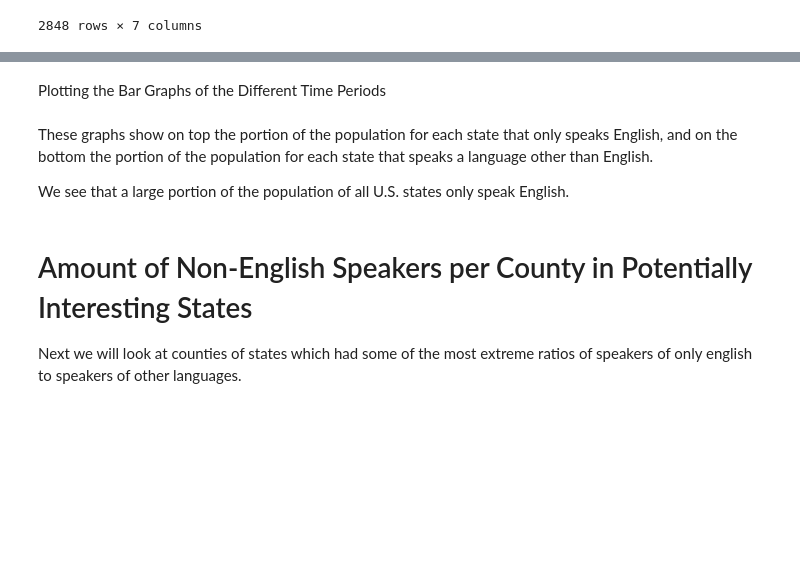
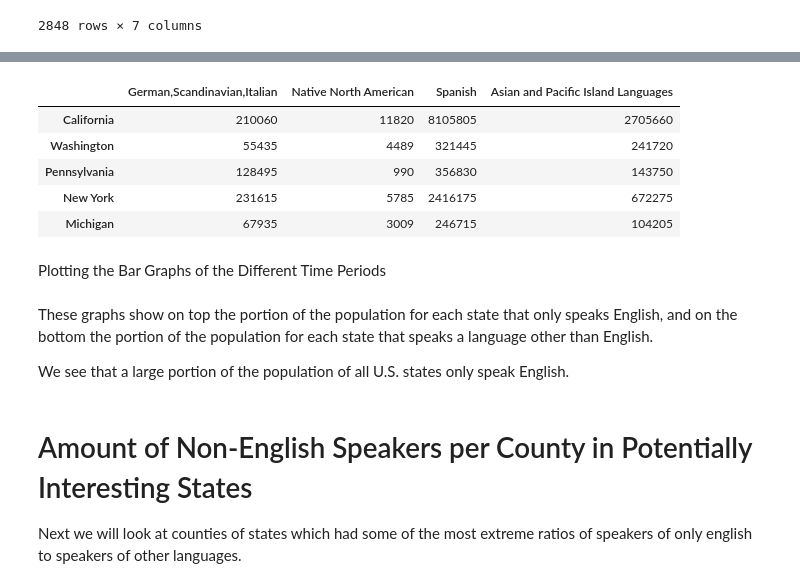
Before and after one commit to AllisonBusa/The-Mother-Tongue-of-US-Communities, a Jupyter notebook: Analysis.ipynb, the cells around one changed output, grey strips where cells are left out. Drawn from its saved outputs; the diff is of its cells as text; code cells hidden in the pictures; blank space fills up the shorter version.

Commit message:
took long time to get 2000 state language data

```diff
--- a/Analysis.ipynb
+++ b/Analysis.ipynb
@@ -183,8 +192,9 @@ languages = df["Language"]
+# %%
+df = pd.read_excel("/home/jobanner/The-Mother-Tongue-of-US-Communities/raw_data/LanguageSpokenatHome_2000.xlsx",intrest_states,skiprows=[0,1,2,3])
 # %%
 for i in range(0,5):
-    df = pd.read_excel("/home/alli/The-Mother-Tongue-of-US-Communities/raw_data/LanguageSpokenatHome_2000.xlsx",states00[i],skiprows=[0,1,2,3]).dropna()
     for language in languages:
         try:
-            pop[statesfull00[i]][language]=df[(df["Area Name (State or County)"]==statesfull00[i]) & (df["Language"]==language)]["Number of speakers"].item()
+            pop[intstatefull[i]][language]=df[intrest_states[i]][(df[intrest_states[i]]["Area Name (State or County)"]==intstatefull[i]) & (df[intrest_states[i]]["Language"]==language)]["Number of speakers"].item()
         except:
-             pop[statesfull00[i]][language]=0
+             pop[intstatefull[i]][language]=0
@@ -195,3 +223,24 @@ pop
+# %%
+intlang=["German,Scandinavian,Italian","Native North American", "Spanish","Asian and Pacific Island Languages"]
+intrest2000=pd.DataFrame(index=intstatefull, columns=intlang)
+# %%
+for i in range(0,5):
+    intrest2000['German,Scandinavian,Italian'][intstatefull[i]] = pop.iloc[6:18, i].sum()
+for i in range(0,5):
+    intrest2000["Native North American"][intstatefull[i]] = pop.iloc[177:321, i].sum()
+for i in range(0,5):
+    intrest2000["Spanish"][intstatefull[i]] = pop.iloc[23:25, i].sum()
+for i in range(0,5):
+    intrest2000["Asian and Pacific Island Languages"][intstatefull[i]] = pop.iloc[78:148, i].sum()
+# %%
+intrest2000
+# %% [output]
+|  | German,Scandinavian,Italian | Native North American | Spanish | Asian and Pacific Island Languages |
+| California | 210060 | 11820 | 8105805 | 2705660 |
+| Washington | 55435 | 4489 | 321445 | 241720 |
+| Pennsylvania | 128495 | 990 | 356830 | 143750 |
+| New York | 231615 | 5785 | 2416175 | 672275 |
+| Michigan | 67935 | 3009 | 246715 | 104205 |
 # %% [markdown]
 Plotting the Bar Graphs of the Different Time Periods
 # %%
```
Also changed, not shown: parts of 10 cells of this notebook.
